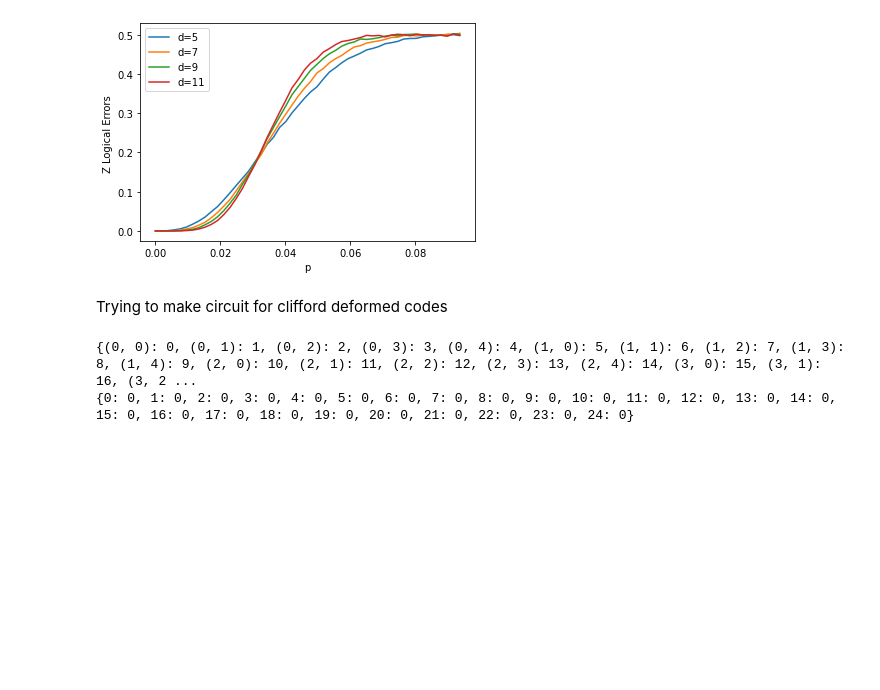
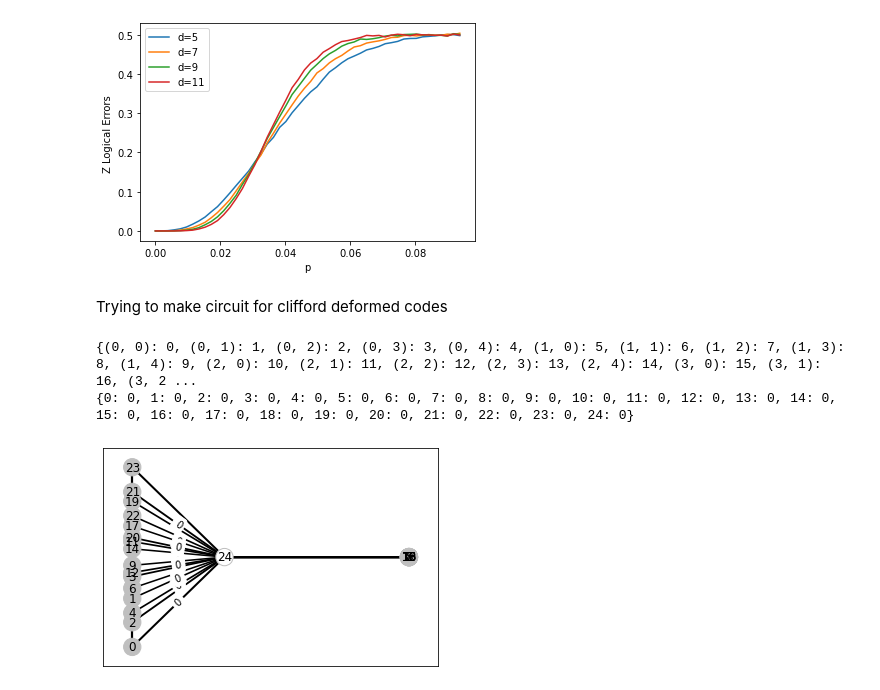
Before and after one commit to acatspirit/correlated_error_biased_noise, a Jupyter notebook: surface_code_circuit_scratch.ipynb, the cells around one changed output. Cells and saved outputs as stored; diff of their text form; code cells hidden in the pictures; blank space fills up the shorter version.

```diff
--- a/surface_code_circuit_scratch.ipynb
+++ b/surface_code_circuit_scratch.ipynb
@@ -928,0 +1011,6 @@ print(CD_data)
+# %%
+matgraph = Matching.from_stim_circuit(circuit)
+matgraph.draw()
+plt.show()
+# %% [output]
+[figure, added]
```
Also changed, not shown: parts of 2 cells of this notebook, 4 other files.
